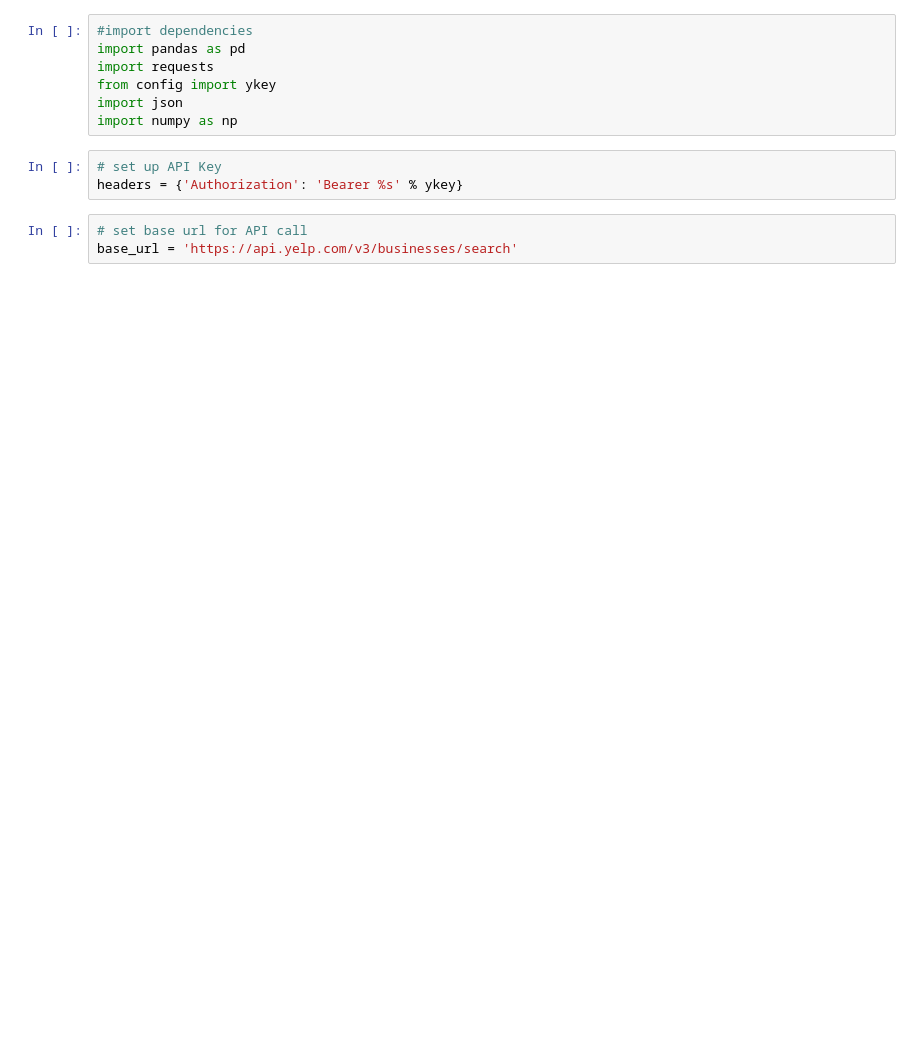
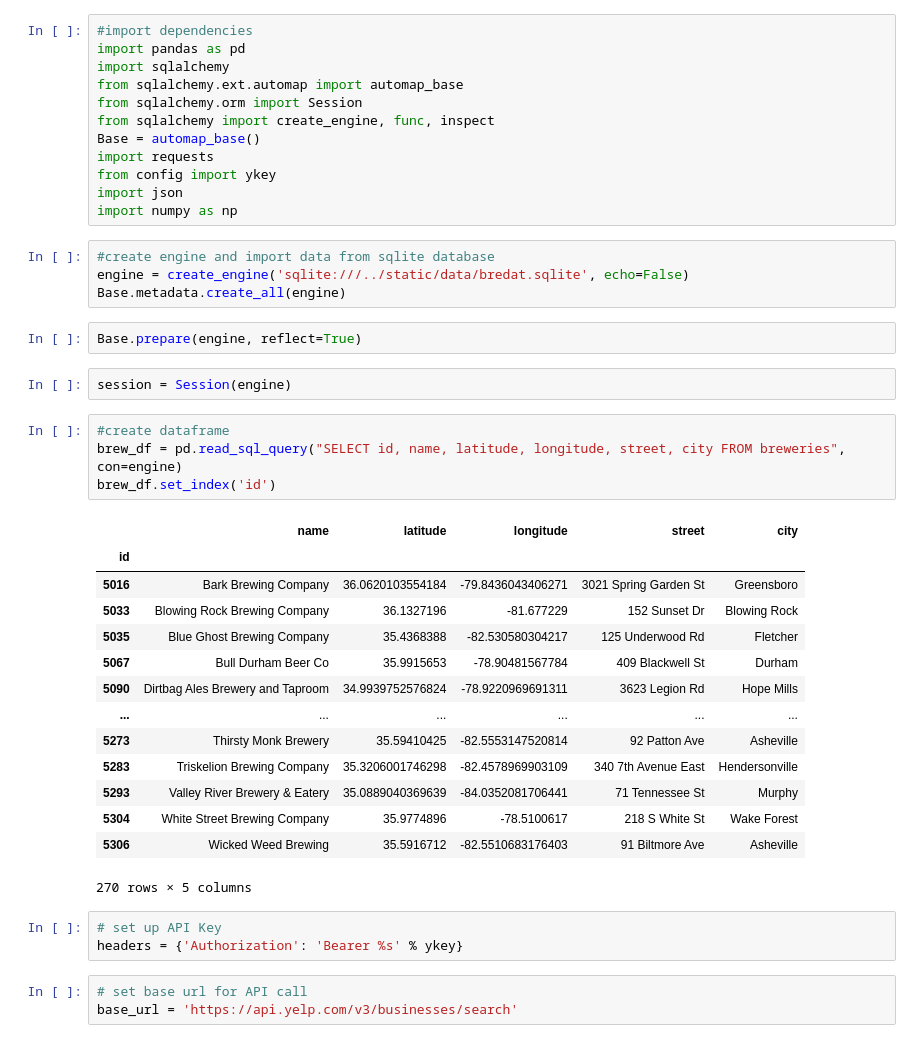
Before and after one commit to kodesiba/brew-venturing, a Jupyter notebook: dataCollection/yelp_data.ipynb, the cells around one changed output. Saved outputs shown, nothing was run; the diff lists cells and outputs as text; blank space fills up the shorter version.

Commit message:
yelp data in dataCollection folder

```diff
--- a/dataCollection/yelp_data.ipynb
+++ b/dataCollection/yelp_data.ipynb
@@ -1,10 +1,42 @@
 # %%
 #import dependencies
 import pandas as pd
+import sqlalchemy
+from sqlalchemy.ext.automap import automap_base
+from sqlalchemy.orm import Session
+from sqlalchemy import create_engine, func, inspect
+Base = automap_base()
 import requests
 from config import ykey
 import json
 import numpy as np
+# %%
+#create engine and import data from sqlite database
+engine = create_engine('sqlite:///../static/data/bredat.sqlite', echo=False)
+Base.metadata.create_all(engine)
+# %%
+Base.prepare(engine, reflect=True)
+# %%
+session = Session(engine)
+# %%
+#create dataframe
+brew_df = pd.read_sql_query("SELECT id, name, latitude, longitude, street, city FROM breweries", con=engine)
+brew_df.set_index('id')
+# %% [output]
+|  | name | latitude | longitude | street | city |
+| id |  |  |  |  |  |
+| 5016 | Bark Brewing Company | 36.0620103554184 | -79.8436043406271 | 3021 Spring Garden St | Greensboro |
+| 5033 | Blowing Rock Brewing Company | 36.1327196 | -81.677229 | 152 Sunset Dr | Blowing Rock |
+| 5035 | Blue Ghost Brewing Company | 35.4368388 | -82.530580304217 | 125 Underwood Rd | Fletcher |
+| 5067 | Bull Durham Beer Co | 35.9915653 | -78.90481567784 | 409 Blackwell St | Durham |
+| 5090 | Dirtbag Ales Brewery and Taproom | 34.9939752576824 | -78.9220969691311 | 3623 Legion Rd | Hope Mills |
+| ... | ... | ... | ... | ... | ... |
+| 5273 | Thirsty Monk Brewery | 35.59410425 | -82.5553147520814 | 92 Patton Ave | Asheville |
+| 5283 | Triskelion Brewing Company | 35.3206001746298 | -82.4578969903109 | 340 7th Avenue East | Hendersonville |
+| 5293 | Valley River Brewery & Eatery | 35.0889040369639 | -84.0352081706441 | 71 Tennessee St | Murphy |
+| 5304 | White Street Brewing Company | 35.9774896 | -78.5100617 | 218 S White St | Wake Forest |
+| 5306 | Wicked Weed Brewing | 35.5916712 | -82.5510683176403 | 91 Biltmore Ave | Asheville |
+270 rows × 5 columns
 # %%
 # set up API Key
 headers = {'Authorization': 'Bearer %s' % ykey}
```
Also changed, not shown: parts of 13 cells of this notebook, 3 other files.
